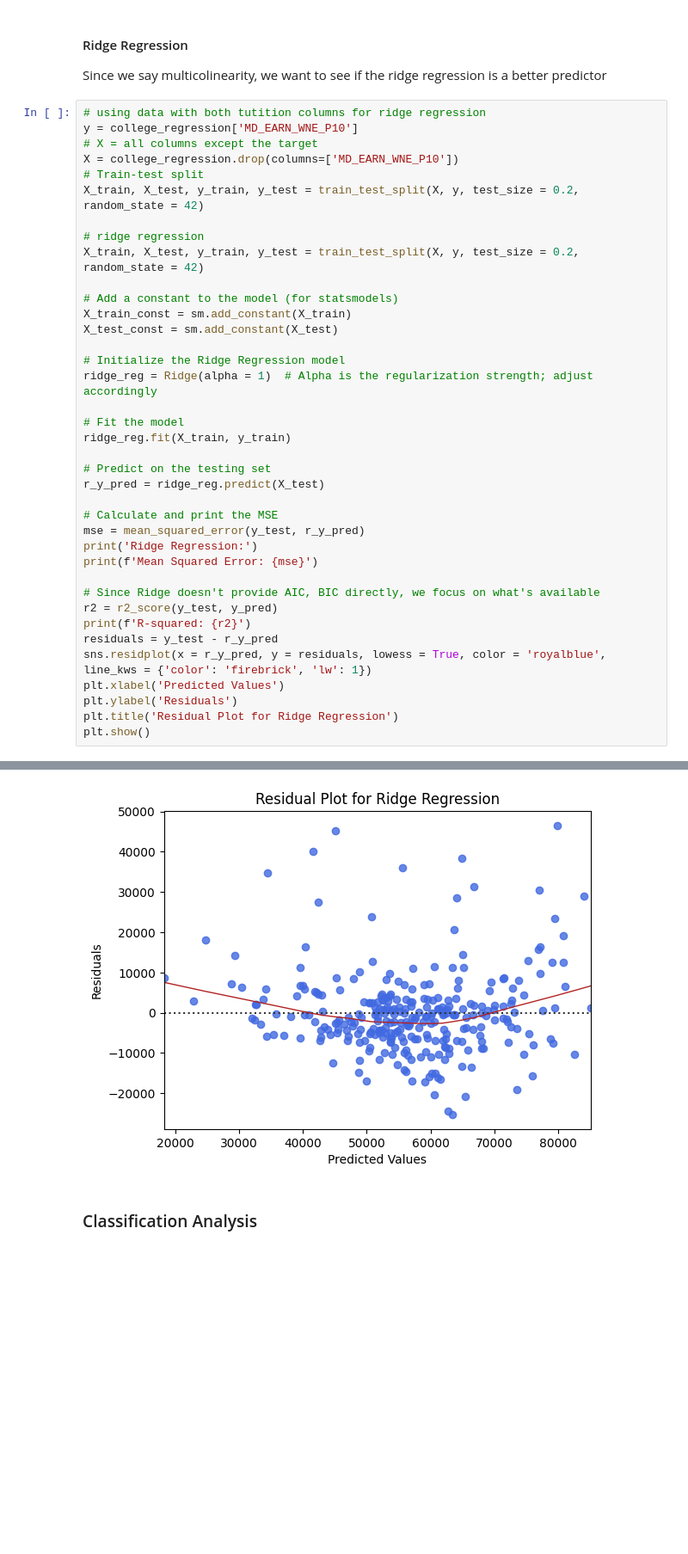
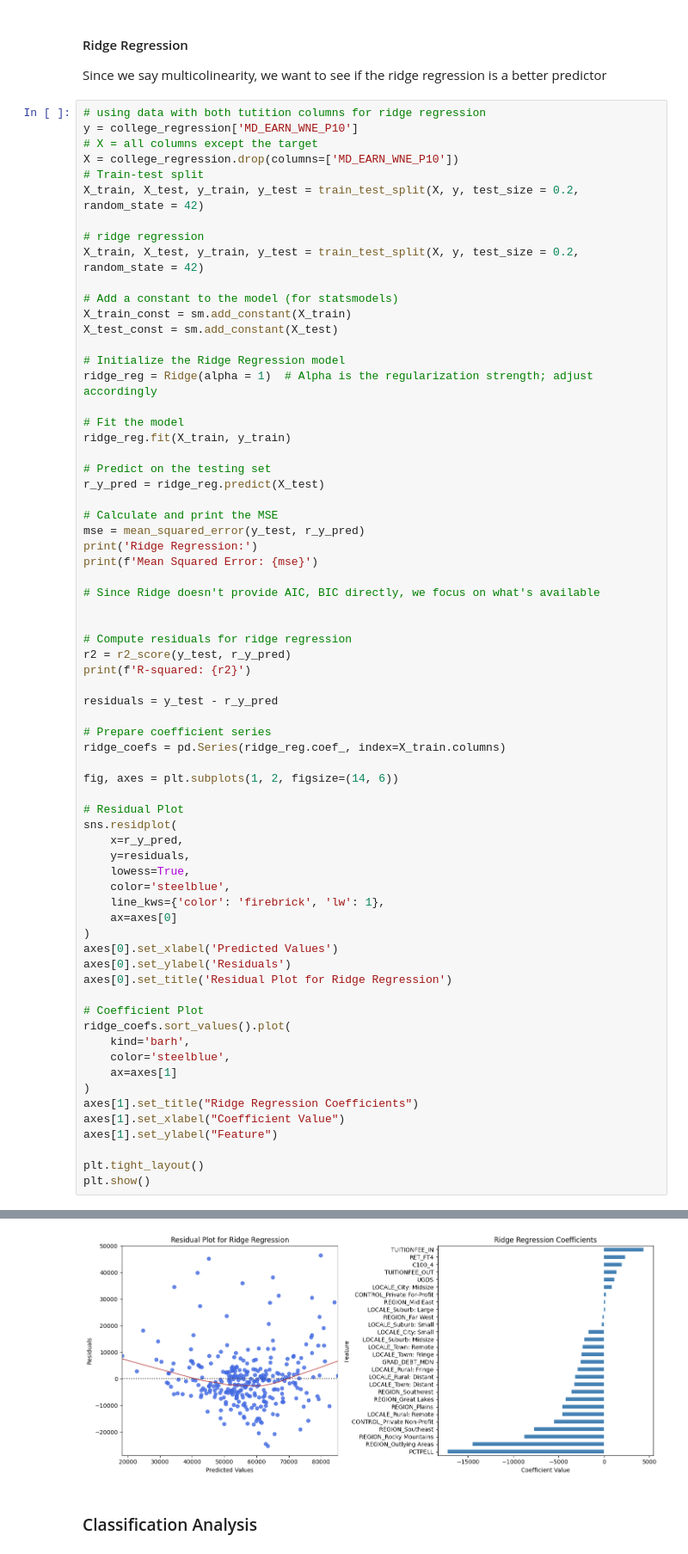
Before and after one commit to INFO523-Fall25-101-201/final-project-ava-lasater, a Jupyter notebook: final-project.ipynb, the cells around one changed output, grey strips where cells are left out. Shown at 86% size. Drawn from its saved outputs; the diff is of its cells as text; blank space fills up the shorter version.

```diff
--- a/final-project.ipynb
+++ b/final-project.ipynb
@@ -1024,13 +1058,43 @@ print('Ridge Regression:')
 print(f'Mean Squared Error: {mse}')
 
 # Since Ridge doesn't provide AIC, BIC directly, we focus on what's available
-r2 = r2_score(y_test, y_pred)
+
+
+# Compute residuals for ridge regression
+r2 = r2_score(y_test, r_y_pred)
 print(f'R-squared: {r2}')
+
 residuals = y_test - r_y_pred
-sns.residplot(x = r_y_pred, y = residuals, lowess = True, color = 'royalblue', line_kws = {'color': 'firebrick', 'lw': 1})
-plt.xlabel('Predicted Values')
-plt.ylabel('Residuals')
-plt.title('Residual Plot for Ridge Regression')
+
+# Prepare coefficient series
+ridge_coefs = pd.Series(ridge_reg.coef_, index=X_train.columns)
+
+fig, axes = plt.subplots(1, 2, figsize=(14, 6))
+
+# Residual Plot
+sns.residplot(
+    x=r_y_pred,
+    y=residuals,
+    lowess=True,
+    color='steelblue',
+    line_kws={'color': 'firebrick', 'lw': 1},
+    ax=axes[0]
+)
+axes[0].set_xlabel('Predicted Values')
+axes[0].set_ylabel('Residuals')
+axes[0].set_title('Residual Plot for Ridge Regression')
+
+# Coefficient Plot
+ridge_coefs.sort_values().plot(
+    kind='barh',
+    color='steelblue',
+    ax=axes[1]
+)
+axes[1].set_title("Ridge Regression Coefficients")
+axes[1].set_xlabel("Coefficient Value")
+axes[1].set_ylabel("Feature")
+
+plt.tight_layout()
 plt.show()
 # %% [output]
 Ridge Regression:
@@ -1039,4 +1103,4 @@ R-squared: 0.4854832681302278
-[figure, old version]
+[figure, new version]
 # %% [markdown]
 ### Classification Analysis
 # %% [markdown]
```
Also changed, not shown: parts of 5 cells of this notebook.
